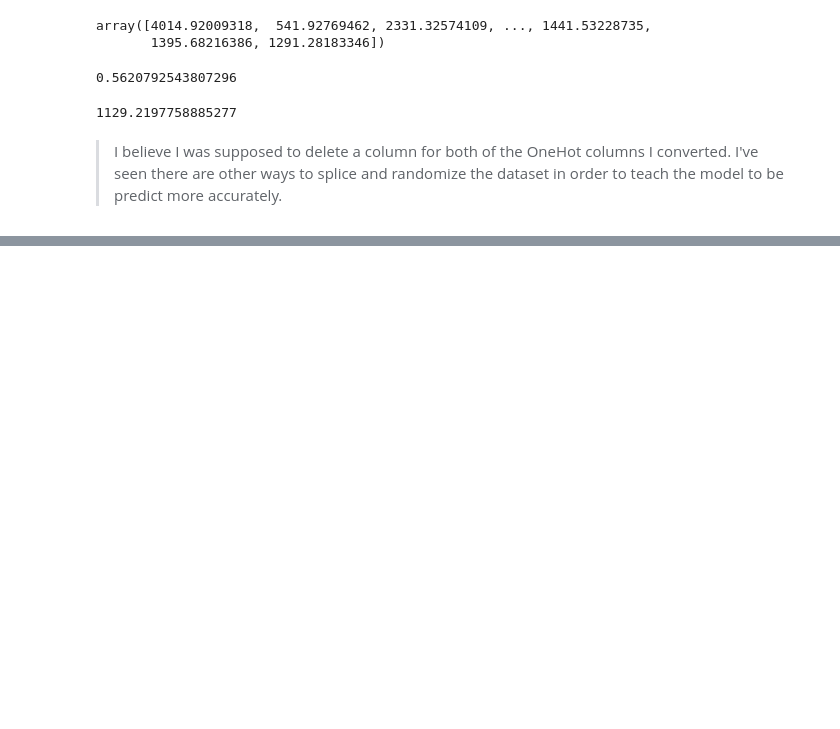
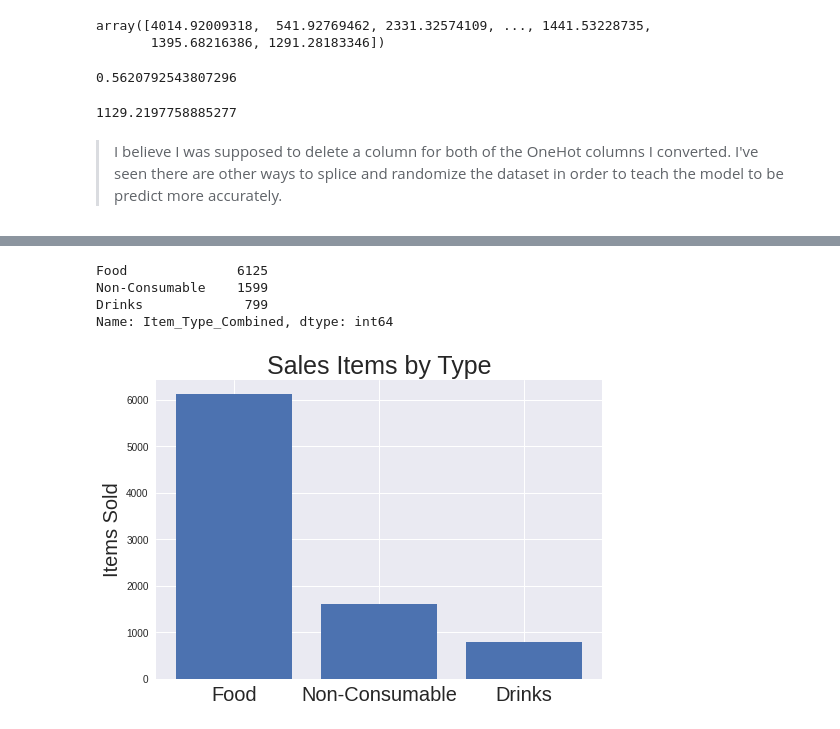
Before and after one commit to janaeam/food-sales-predictions, a Jupyter notebook: Data_Cleaning.ipynb, the cells around one changed output, grey strips where cells are left out. Drawn from its saved outputs; the diff is of its cells as text; code cells hidden in the pictures; blank space fills up the shorter version.

```diff
--- a/Data_Cleaning.ipynb
+++ b/Data_Cleaning.ipynb
@@ -1666,0 +1703,25 @@ np.sqrt(mean_squared_error(y7, pred7))
+# %%
+# found this code on: https://github.com/SulaimanShaik/Big_mart-Sales-Analytics/blob/master/Bigmarket_sale_prediction%20Analytics%20Vidhya.ipynb
+# this will help make the Identifier column not useless... Might show something
+#    about which types of food sell more for which Outlets
+
+#Get the first two characters of ID:
+mod_sales['Item_Type_Combined'] = mod_sales['Item_Identifier'].apply(lambda x: x[0:2])
+
+#Rename them to more intuitive categories:
+mod_sales['Item_Type_Combined'] = mod_sales['Item_Type_Combined'].map({'FD':'Food',
+                                                             'NC':'Non-Consumable','DR':'Drinks'})
+mod_sales['Item_Type_Combined'].value_counts()
+# %% [output]
+Food              6125
+Non-Consumable    1599
+Drinks             799
+Name: Item_Type_Combined, dtype: int64
+# %%
+plt.style.use('seaborn')
+plt.bar(mod_sales['Item_Type_Combined'].value_counts().index, mod_sales['Item_Type_Combined'].value_counts().values);
+plt.title('Sales Items by Type', fontsize=25)
+plt.ylabel('Items Sold', fontsize=20)
+plt.xticks(fontsize=20);
+# %% [output]
+[figure, added]
```
Also changed, not shown: parts of 41 cells of this notebook.
